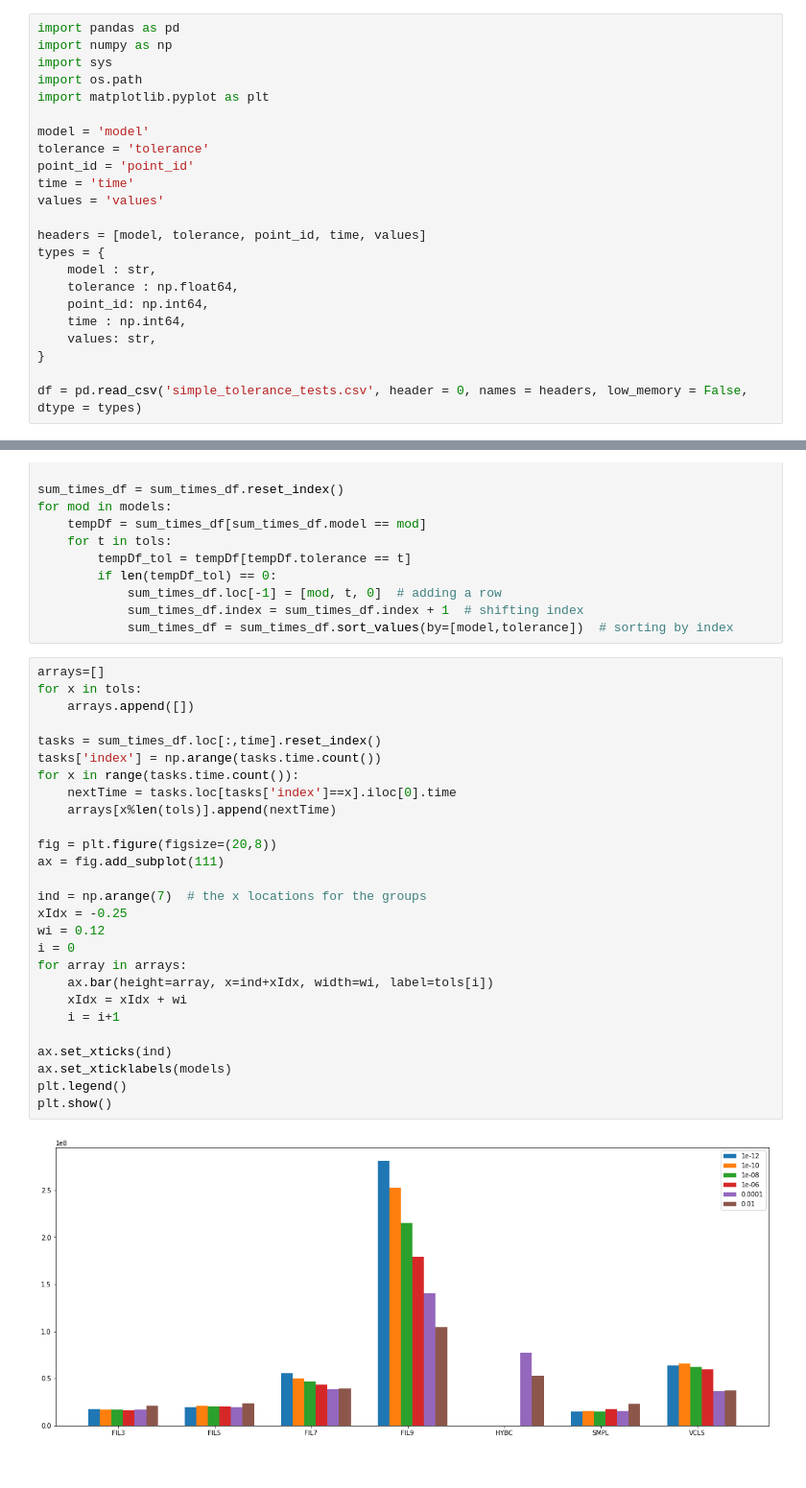
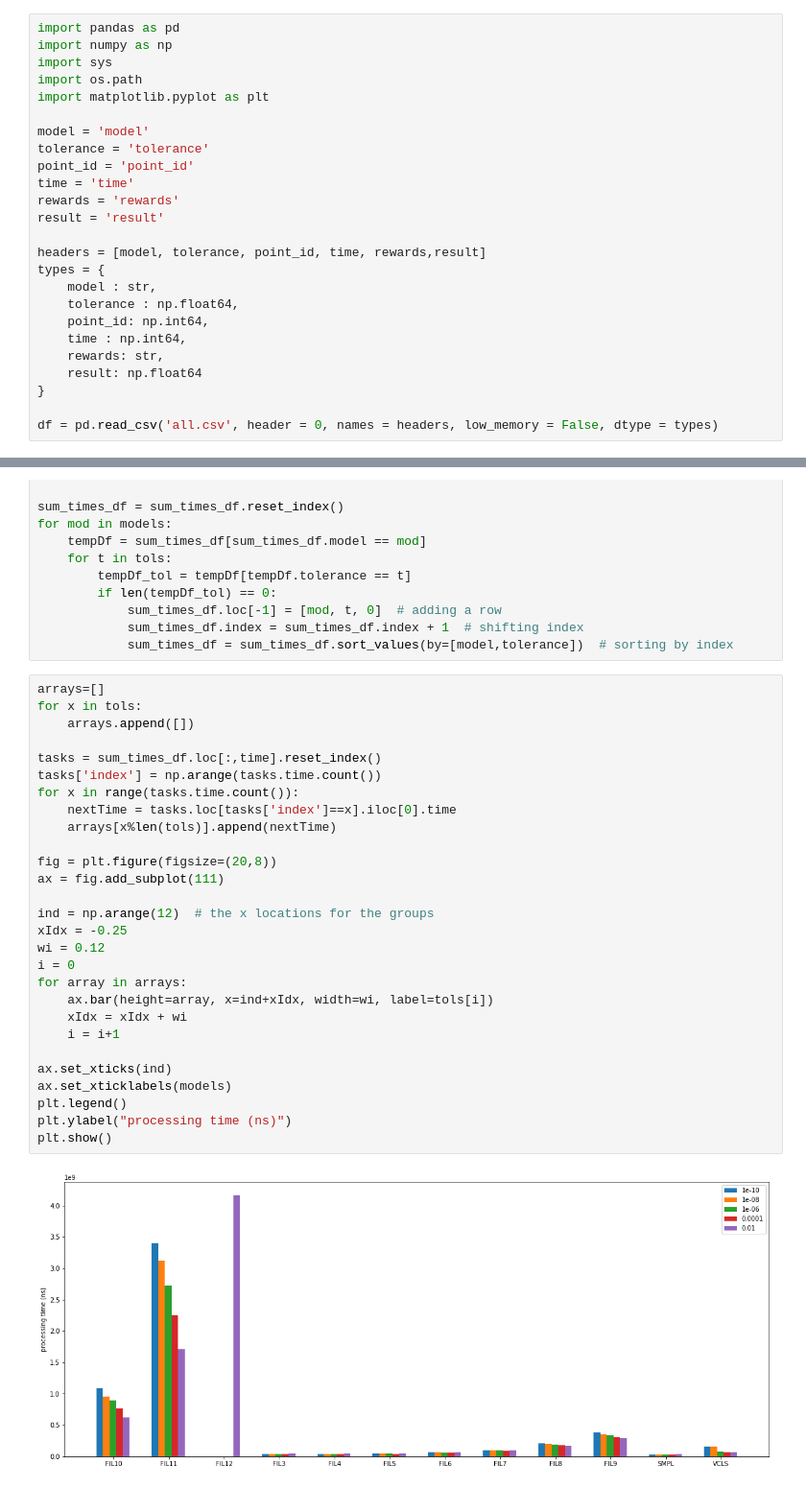
Before and after one commit to molnartimi/Stochastic-Optimization, a Jupyter notebook: results/spdn-tolerance-tests.ipynb, the cells around one changed output, grey strips where cells are left out. Shown at 96% size. Drawn from its saved outputs; the diff is of its cells as text.

Commit message:
Finished refactoring code, make diagrams

```diff
--- a/results/spdn-tolerance-tests.ipynb
+++ b/results/spdn-tolerance-tests.ipynb
@@ -11,18 +11,20 @@ model = 'model'
 tolerance = 'tolerance'
 point_id = 'point_id'
 time = 'time'
-values = 'values'
+rewards = 'rewards'
+result = 'result'
 
-headers = [model, tolerance, point_id, time, values]
+headers = [model, tolerance, point_id, time, rewards,result]
 types = {
     model : str,
     tolerance : np.float64,
     point_id: np.int64,
     time : np.int64,
-    values: str,
+    rewards: str,
+    result: np.float64
 }
 
-df = pd.read_csv('simple_tolerance_tests.csv', header = 0, names = headers, low_memory = False, dtype = types)
+df = pd.read_csv('all.csv', header = 0, names = headers, low_memory = False, dtype = types)
 # %%
 p1 = 'p1'
 p2 = 'p2'
@@ -133,29 +169,30 @@ for mod in models:
 # %%
 arrays=[]
 for x in tols:
     arrays.append([])
 
 tasks = sum_times_df.loc[:,time].reset_index()
 tasks['index'] = np.arange(tasks.time.count())
 for x in range(tasks.time.count()):
     nextTime = tasks.loc[tasks['index']==x].iloc[0].time
     arrays[x%len(tols)].append(nextTime)
 
 fig = plt.figure(figsize=(20,8))
 ax = fig.add_subplot(111)
 
-ind = np.arange(7)  # the x locations for the groups
+ind = np.arange(12)  # the x locations for the groups
 xIdx = -0.25
 wi = 0.12
 i = 0
 for array in arrays:
     ax.bar(height=array, x=ind+xIdx, width=wi, label=tols[i])
     xIdx = xIdx + wi
     i = i+1
 
 ax.set_xticks(ind)
 ax.set_xticklabels(models)
 plt.legend()
+plt.ylabel("processing time (ns)")
 plt.show()
 # %% [output]
-[figure, old version]
+[figure, new version]
```
Also changed, not shown: parts of 6 cells of this notebook, 13 other files.
